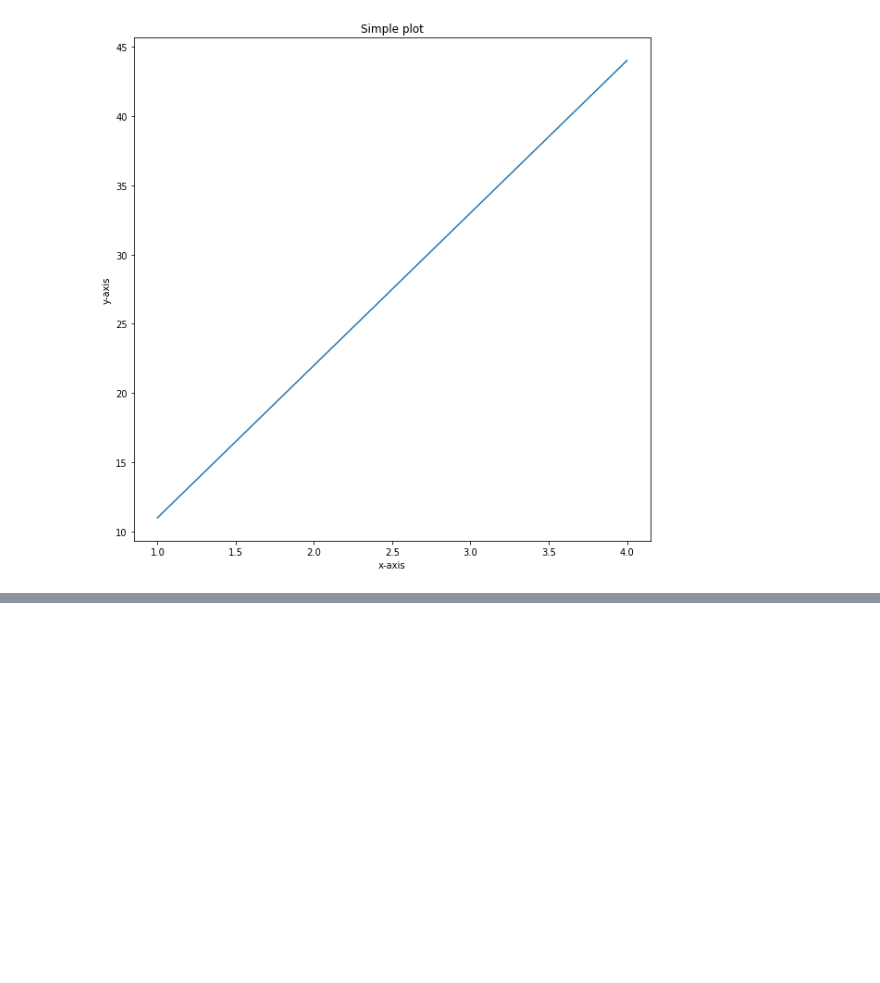
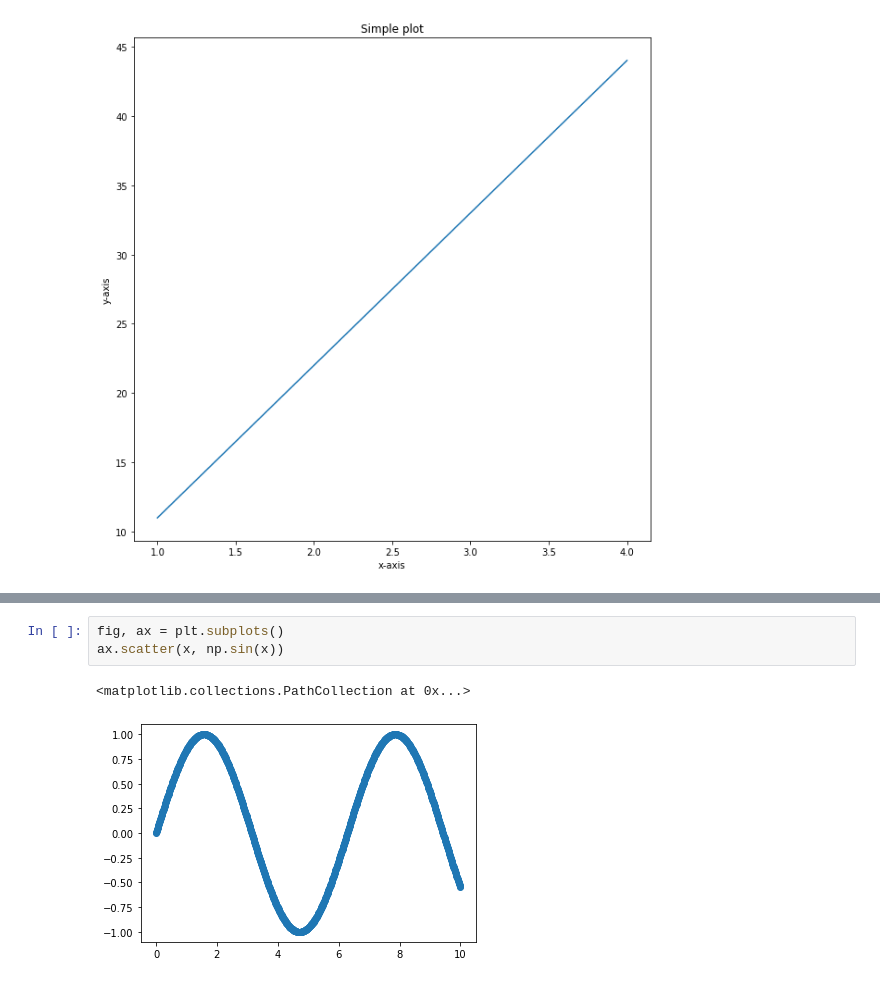
Before and after one commit to mainaliashish/ml-projects, a Jupyter notebook: matlab-practice/practice-matlab.ipynb, the cells around one changed output, grey strips where cells are left out. Cells and saved outputs as stored; diff of their text form; blank space fills up the shorter version.

```diff
--- a/matlab-practice/practice-matlab.ipynb
+++ b/matlab-practice/practice-matlab.ipynb
@@ -61,0 +97,6 @@ fig.savefig("../matlab-practice/sample-plot.png")
+# %%
+fig, ax = plt.subplots()
+ax.scatter(x, np.sin(x))
+# %% [output]
+<matplotlib.collections.PathCollection at 0x...>
+[figure, added]
```
Also changed, not shown: parts of 6 cells of this notebook.
